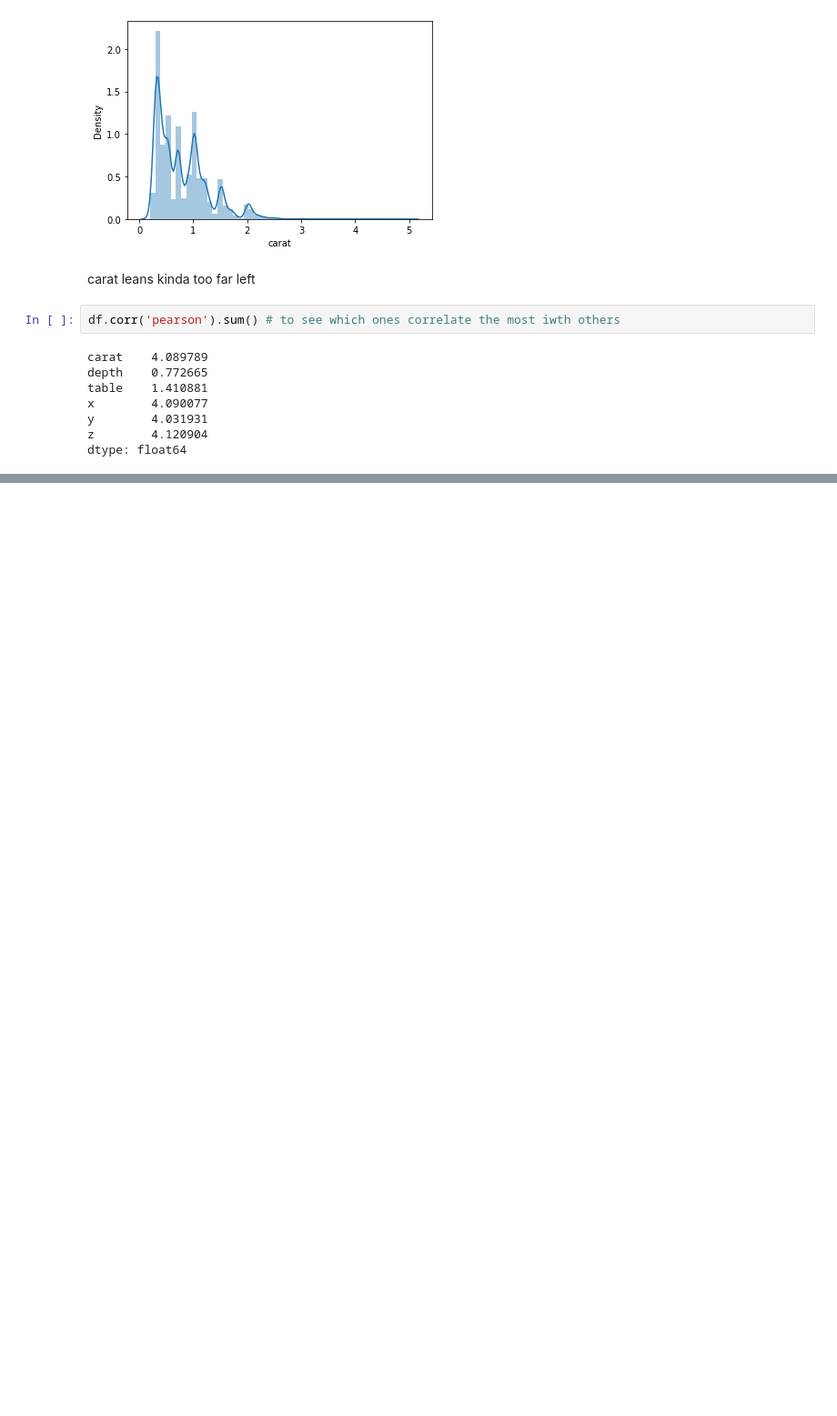
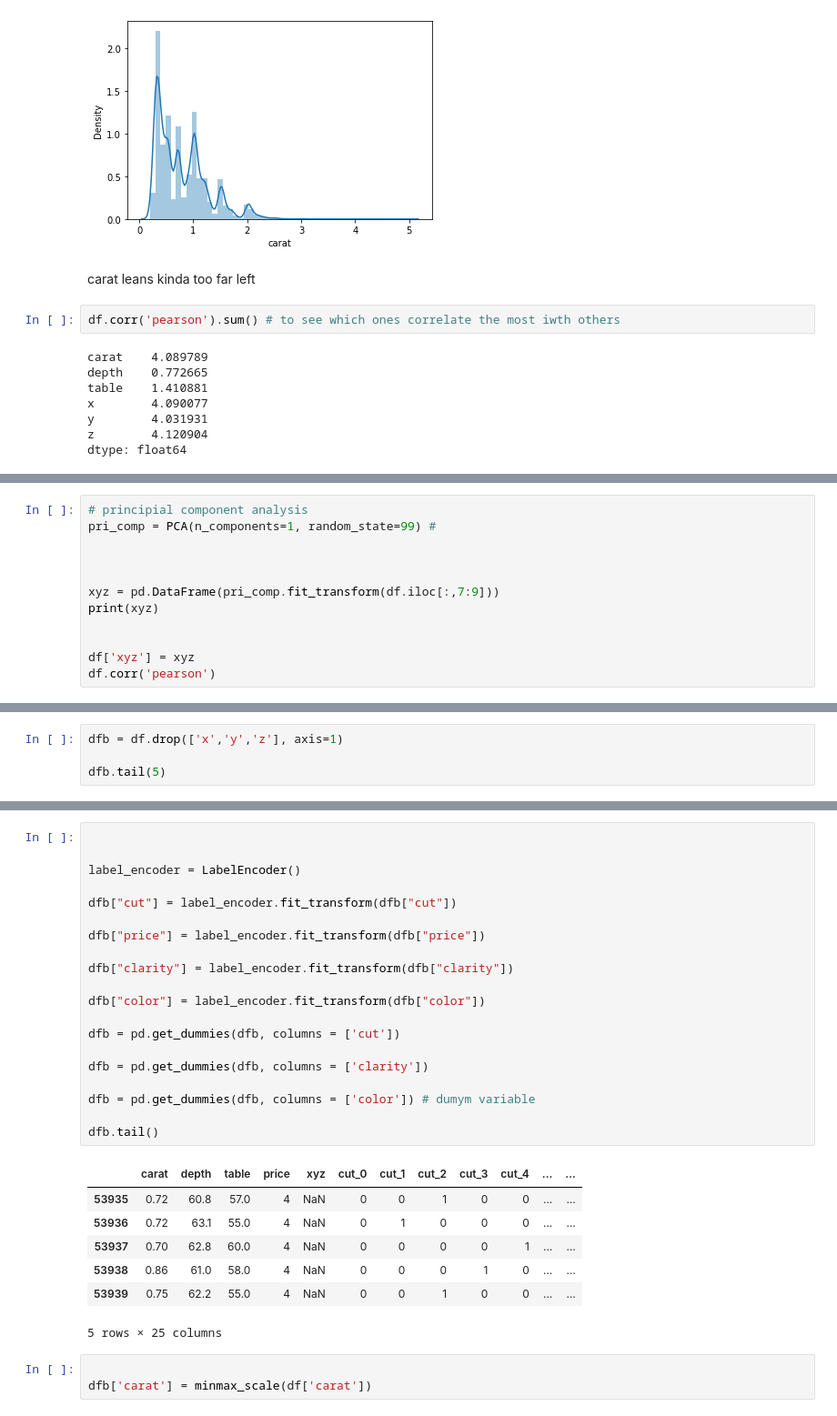
Before and after one commit to batikanor/GlobalAIHubMachineLearningCourse, a Jupyter notebook: Final Project/Final Project.ipynb, the cells around one changed output, grey strips where cells are left out. Shown at 91% size. Cells and saved outputs as stored; diff of their text form; blank space fills up the shorter version.

```diff
--- a/Final Project/Final Project.ipynb
+++ b/Final Project/Final Project.ipynb
@@ -252,0 +259,12 @@ df.corr('pearson') > 0.8 # to find the said correlating pairs
+# %%
+# principial component analysis
+pri_comp = PCA(n_components=1, random_state=99) #
+
+
+
+xyz = pd.DataFrame(pri_comp.fit_transform(df.iloc[:,7:9]))
+print(xyz)
+
+
+df['xyz'] = xyz
+df.corr('pearson')
@@ -252,0 +294,4 @@ df.corr('pearson') > 0.8 # to find the said correlating pairs
+# %%
+dfb = df.drop(['x','y','z'], axis=1)
+
+dfb.tail(5)
@@ -252,0 +305,31 @@ df.corr('pearson') > 0.8 # to find the said correlating pairs
+# %%
+
+
+label_encoder = LabelEncoder()
+
+dfb["cut"] = label_encoder.fit_transform(dfb["cut"])
+
+dfb["price"] = label_encoder.fit_transform(dfb["price"])
+
+dfb["clarity"] = label_encoder.fit_transform(dfb["clarity"])
+
+dfb["color"] = label_encoder.fit_transform(dfb["color"])
+
+dfb = pd.get_dummies(dfb, columns = ['cut'])
+
+dfb = pd.get_dummies(dfb, columns = ['clarity'])
+
+dfb = pd.get_dummies(dfb, columns = ['color']) # dumym variable
+
+dfb.tail()
+# %% [output]
+|  | carat | depth | table | price | xyz | cut_0 | cut_1 | cut_2 | cut_3 | cut_4 | ... | ... |
+| 53935 | 0.72 | 60.8 | 57.0 | 4 | NaN | 0 | 0 | 1 | 0 | 0 | ... | ... |
+| 53936 | 0.72 | 63.1 | 55.0 | 4 | NaN | 0 | 1 | 0 | 0 | 0 | ... | ... |
+| 53937 | 0.70 | 62.8 | 60.0 | 4 | NaN | 0 | 0 | 0 | 0 | 1 | ... | ... |
+| 53938 | 0.86 | 61.0 | 58.0 | 4 | NaN | 0 | 0 | 0 | 1 | 0 | ... | ... |
+| 53939 | 0.75 | 62.2 | 55.0 | 4 | NaN | 0 | 0 | 1 | 0 | 0 | ... | ... |
+5 rows × 25 columns
+# %%
+
+dfb['carat'] = minmax_scale(df['carat'])
```
Also changed, not shown: parts of 21 cells of this notebook.
